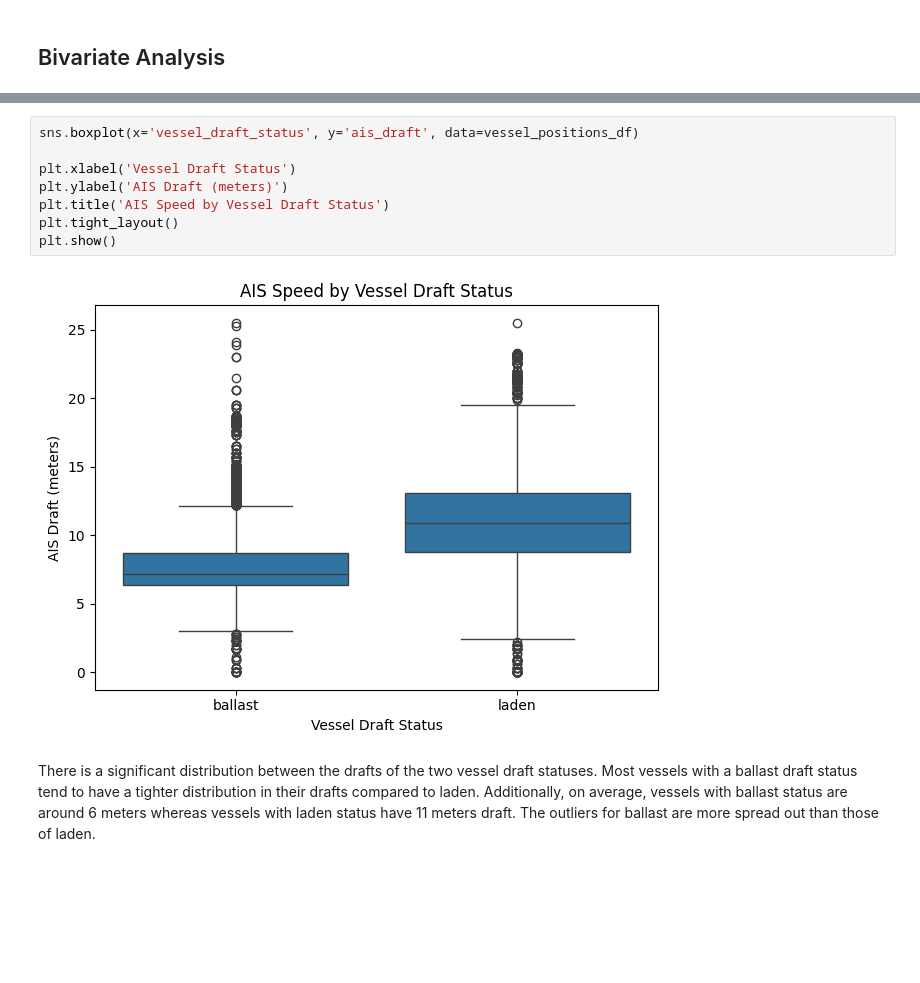
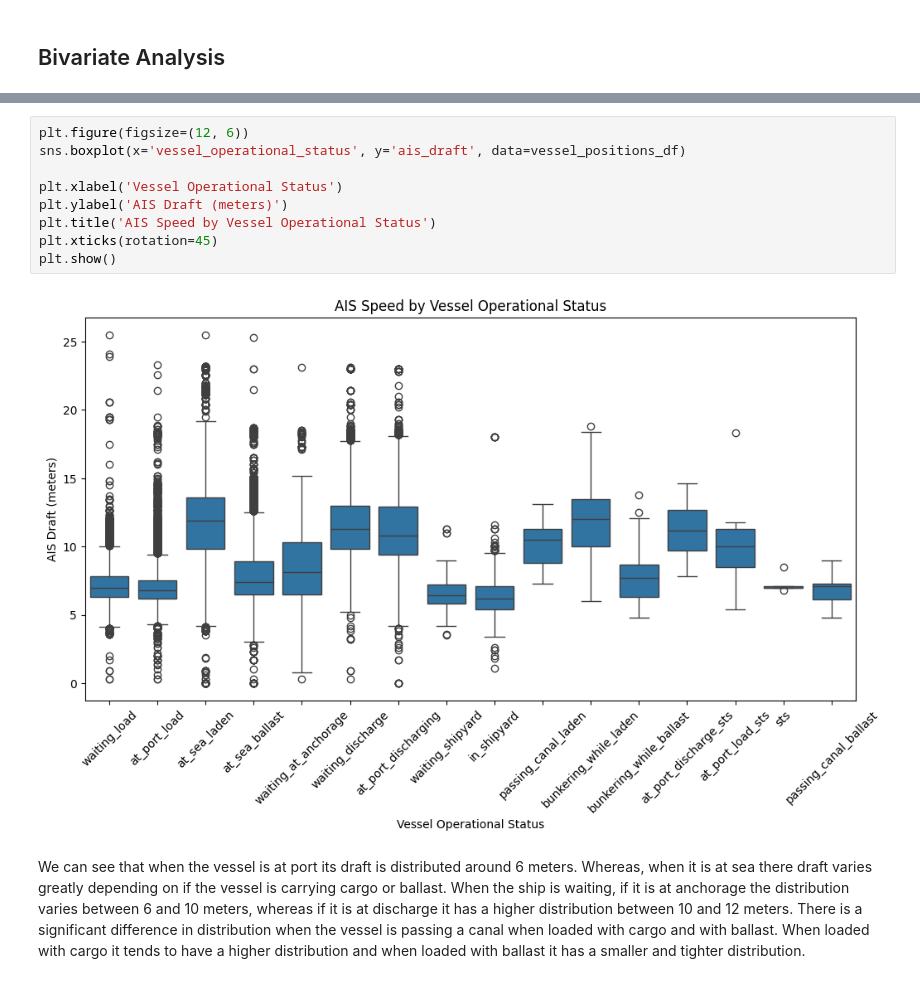
Before and after one commit to Mustafashraf/vessel_test, a Jupyter notebook: vessel_test.ipynb, the cells around one changed output, grey strips where cells are left out. Saved outputs shown, nothing was run; the diff lists cells and outputs as text; blank space fills up the shorter version.

```diff
--- a/vessel_test.ipynb
+++ b/vessel_test.ipynb
@@ -132,12 +135,13 @@ The distribution of speed and vessel draft status does not differ too much betwe
 # %%
-sns.boxplot(x='vessel_draft_status', y='ais_draft', data=vessel_positions_df)
+plt.figure(figsize=(12, 6))
+sns.boxplot(x='vessel_operational_status', y='ais_draft', data=vessel_positions_df)
 
-plt.xlabel('Vessel Draft Status')
+plt.xlabel('Vessel Operational Status')
 plt.ylabel('AIS Draft (meters)')
-plt.title('AIS Speed by Vessel Draft Status')
-plt.tight_layout()
+plt.title('AIS Speed by Vessel Operational Status')
+plt.xticks(rotation=45)
 plt.show()
 # %% [output]
-[figure, old version]
+[figure, new version]
 # %% [markdown]
-There is a significant distribution between the drafts of the two vessel draft statuses. Most vessels with a ballast draft status tend to have a tighter distribution in their drafts compared to laden. Additionally, on average, vessels with ballast status are around 6 meters whereas vessels with laden status have 11 meters draft. The outliers for ballast are more spread out than those of laden.
+We can see that when the vessel is at port its draft is distributed around 6 meters. Whereas, when it is at sea there draft varies greatly depending on if the vessel is carrying cargo or ballast. When the ship is waiting, if it is at anchorage the distribution varies between 6 and 10 meters, whereas if it is at discharge it has a higher distribution between 10 and 12 meters. There is a significant difference in distribution when the vessel is passing a canal when loaded with cargo and with ballast. When loaded with cargo it tends to have a higher distribution and when loaded with ballast it has a smaller and tighter distribution.
```
Also changed, not shown: parts of 12 cells of this notebook.
